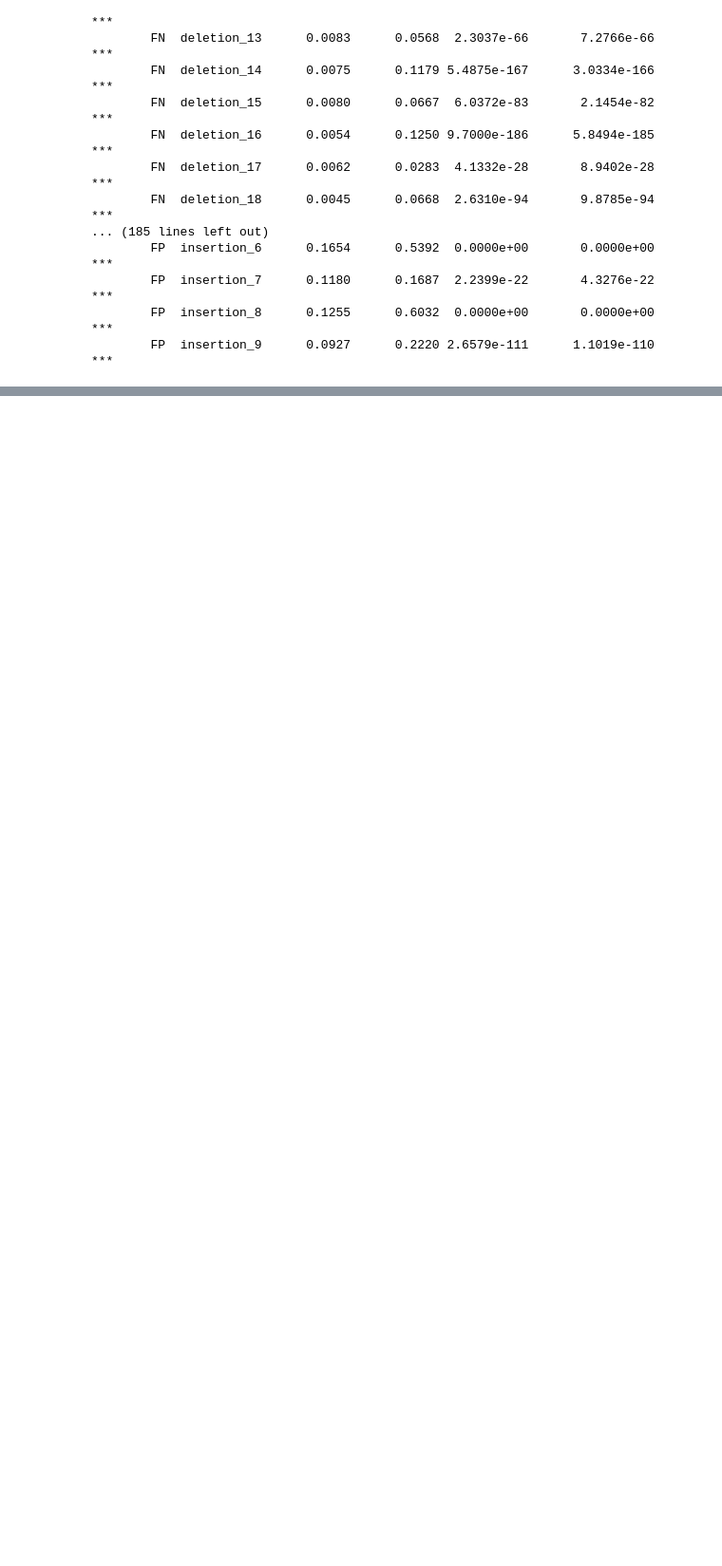
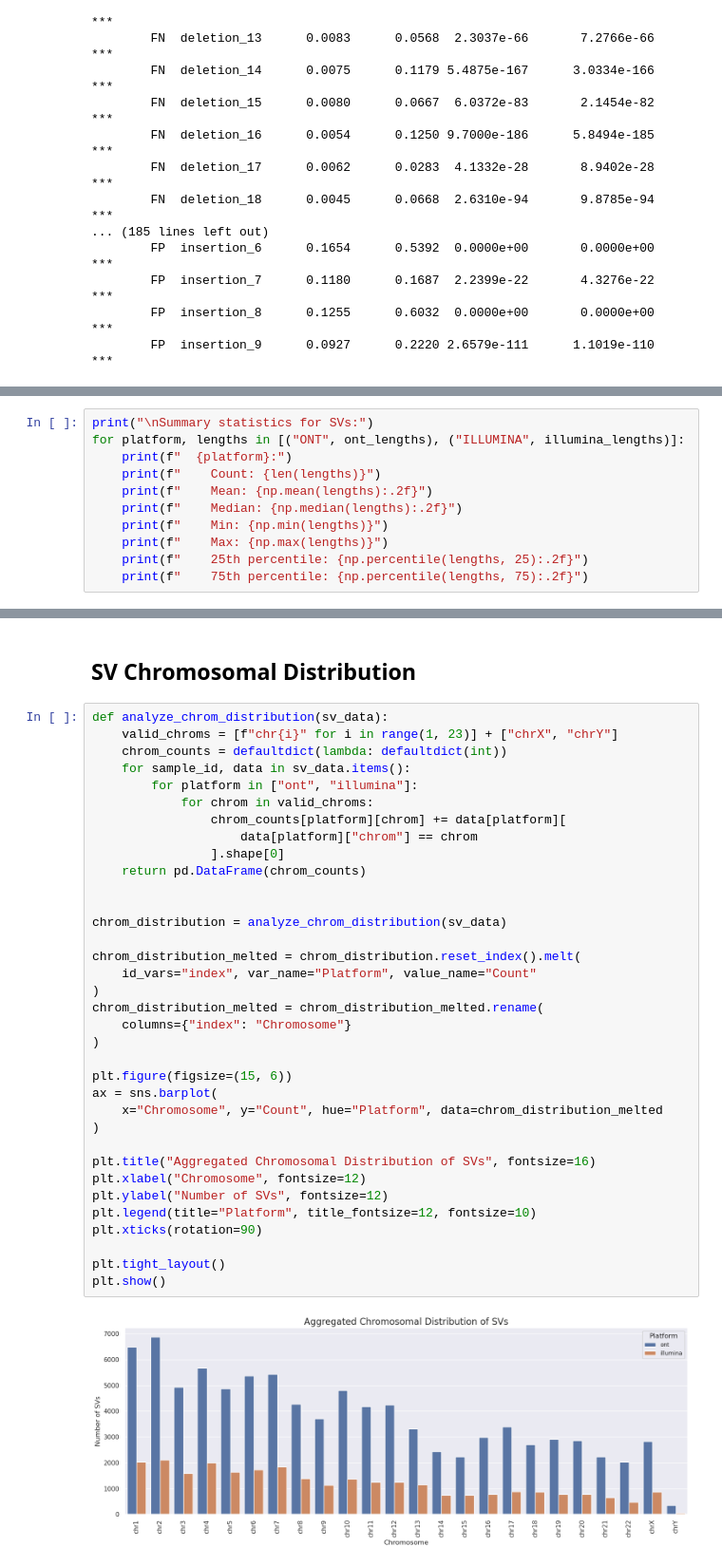
Before and after one commit to KHP-Informatics/ont-benchmark, a Jupyter notebook: jupyter/ont-benchmark.ipynb, the cells around one changed output, grey strips where cells are left out. Shown at 95% size. Saved outputs shown, nothing was run; the diff lists cells and outputs as text; blank space fills up the shorter version.

```diff
--- a/jupyter/ont-benchmark.ipynb
+++ b/jupyter/ont-benchmark.ipynb
@@ -674,0 +1036,11 @@ Error Type   Indel Type HC Rate (%) LC Rate (%)     p-value Adjusted p-value Sig
+# %%
+print("\nSummary statistics for SVs:")
+for platform, lengths in [("ONT", ont_lengths), ("ILLUMINA", illumina_lengths)]:
+    print(f"  {platform}:")
+    print(f"    Count: {len(lengths)}")
+    print(f"    Mean: {np.mean(lengths):.2f}")
+    print(f"    Median: {np.median(lengths):.2f}")
+    print(f"    Min: {np.min(lengths)}")
+    print(f"    Max: {np.max(lengths)}")
+    print(f"    25th percentile: {np.percentile(lengths, 25):.2f}")
+    print(f"    75th percentile: {np.percentile(lengths, 75):.2f}")
@@ -674,0 +1065,39 @@ Error Type   Indel Type HC Rate (%) LC Rate (%)     p-value Adjusted p-value Sig
+# %% [markdown]
+## SV Chromosomal Distribution
+# %%
+def analyze_chrom_distribution(sv_data):
+    valid_chroms = [f"chr{i}" for i in range(1, 23)] + ["chrX", "chrY"]
+    chrom_counts = defaultdict(lambda: defaultdict(int))
+    for sample_id, data in sv_data.items():
+        for platform in ["ont", "illumina"]:
+            for chrom in valid_chroms:
+                chrom_counts[platform][chrom] += data[platform][
+                    data[platform]["chrom"] == chrom
+                ].shape[0]
+    return pd.DataFrame(chrom_counts)
+
+
+chrom_distribution = analyze_chrom_distribution(sv_data)
+
+chrom_distribution_melted = chrom_distribution.reset_index().melt(
+    id_vars="index", var_name="Platform", value_name="Count"
+)
+chrom_distribution_melted = chrom_distribution_melted.rename(
+    columns={"index": "Chromosome"}
+)
+
+plt.figure(figsize=(15, 6))
+ax = sns.barplot(
+    x="Chromosome", y="Count", hue="Platform", data=chrom_distribution_melted
+)
+
+plt.title("Aggregated Chromosomal Distribution of SVs", fontsize=16)
+plt.xlabel("Chromosome", fontsize=12)
+plt.ylabel("Number of SVs", fontsize=12)
+plt.legend(title="Platform", title_fontsize=12, fontsize=10)
+plt.xticks(rotation=90)
+
+plt.tight_layout()
+plt.show()
+# %% [output]
+[figure, added]
```
Also changed, not shown: parts of 20 cells of this notebook.
